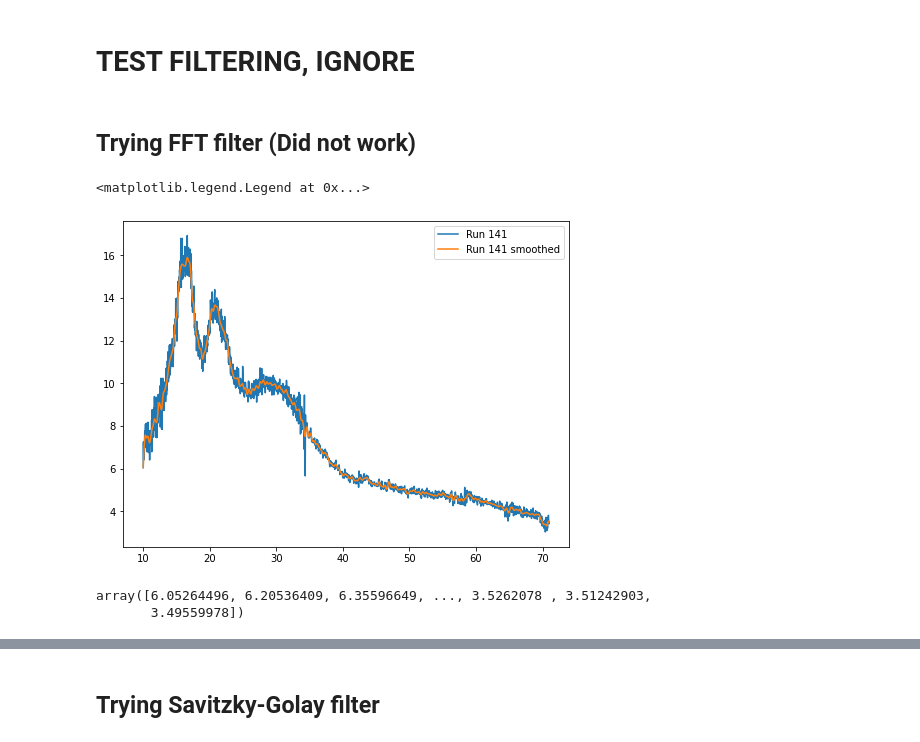
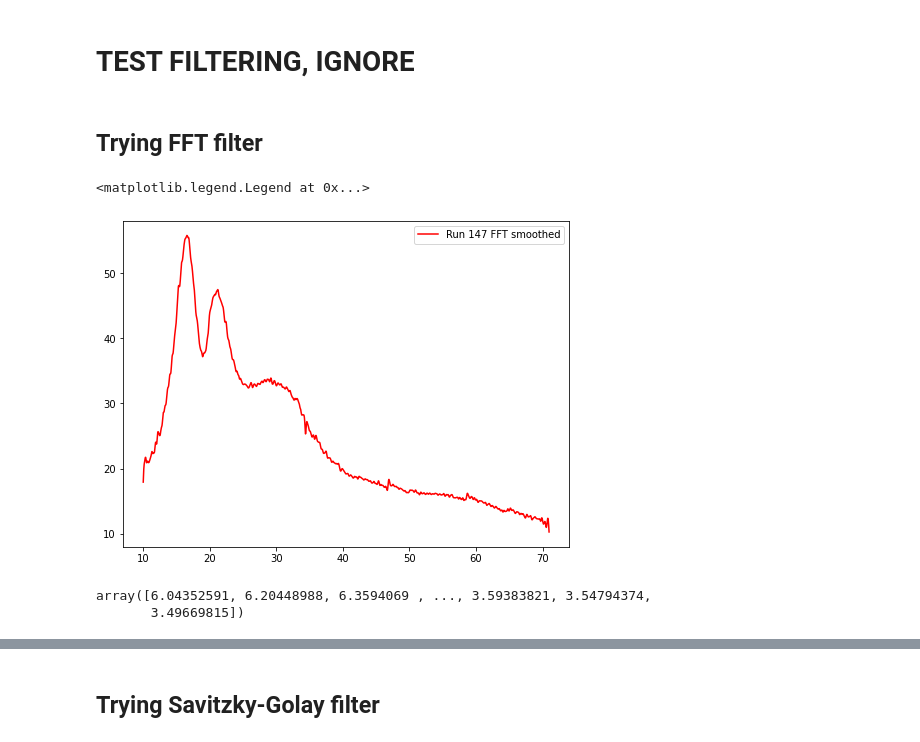
Before and after one commit to meeramadhavi/MEC_XRD_VISAR, a Jupyter notebook: Azimuthal_integration_Meera.ipynb, the cells around one changed output, grey strips where cells are left out. Cells and saved outputs as stored; diff of their text form; code cells hidden in the pictures.

```diff
--- a/Azimuthal_integration_Meera.ipynb
+++ b/Azimuthal_integration_Meera.ipynb
@@ -1422,7 +1423,7 @@ density: 50.01592613242201
 # %%
 # plotting intergrated results for any Run and all quads
 
-i = 0
+i = 3
 for j in Quads:
     if j == 0:
         x = Resample_results['Run ' + str(Runs[i])]['Quad' + str(j)][0]
@@ -1727,14 +1750,15 @@ plt.legend() # google how to save as csv in pandas data frame.
 # %% [markdown]
 # TEST FILTERING, IGNORE
 # %% [markdown]
-## Trying FFT filter (Did not work)
+## Trying FFT filter
 # %%
 # Filter requirements.
+i = 3
 T = averaged_quad_stitch['Run ' + str(Runs[i])]['x'].values[-1]-averaged_quad_stitch['Run ' + str(Runs[i])]['x'].values[0]       # Sample Period
 fs = density_of_points     # sample rate, Hz
-cutoff = 2      # desired cutoff frequency of the filter, Hz ,      slightly higher than actual 1.2 Hz
+cutoff = 3      # desired cutoff frequency of the filter, Hz ,      slightly higher than actual 1.2 Hz
 nyq = 0.5 * fs  # Nyquist Frequency
-order = 3       # sin wave can be approx represented as quadratic
+order = 3       # sin wave can be approx represented as quadratic #do fft and take out the outside cuttoff frequency and then inversefft and bring back the original smoother data (low pass filter, high frequency noise gone)
 n = int(T * fs) # total number of samples
 # %%
 def butter_lowpass_filter(data, cutoff, fs, order):
@@ -1745,15 +1769,15 @@ def butter_lowpass_filter(data, cutoff, fs, order):
     y = filtfilt(b, a, data)
     return y
 # %%
-plt.plot(averaged_quad_stitch['Run ' + str(Runs[i])]['x'], averaged_quad_stitch['Run ' + str(Runs[i])]['y'], label = 'Run ' + str(Runs[i]))
+#plt.plot(averaged_quad_stitch['Run ' + str(Runs[i])]['x'], averaged_quad_stitch['Run ' + str(Runs[i])]['y'], color='g', label = 'Run ' + str(Runs[i]))
 reduced_noise = butter_lowpass_filter(averaged_quad_stitch['Run ' + str(Runs[i])]['y'].values, cutoff, fs, order)
-plt.plot(averaged_quad_stitch['Run ' + str(Runs[i])]['x'], reduced_noise,label = 'Run ' + str(Runs[i]) + ' smoothed')
+plt.plot(averaged_quad_stitch['Run ' + str(Runs[i])]['x'], reduced_noise,  color='r', label = 'Run ' + str(Runs[i]) + ' FFT smoothed')
 plt.legend()
 # %% [output]
 <matplotlib.legend.Legend at 0x...>
-[figure, old version]
+[figure, new version]
 # %%
 reduced_noise
 # %% [output]
-array([6.05264496, 6.20536409, 6.35596649, ..., 3.5262078 , 3.51242903,
-       3.49559978])
+array([6.04352591, 6.20448988, 6.3594069 , ..., 3.59383821, 3.54794374,
+       3.49669815])
```
Also changed, not shown: parts of 10 cells of this notebook.
